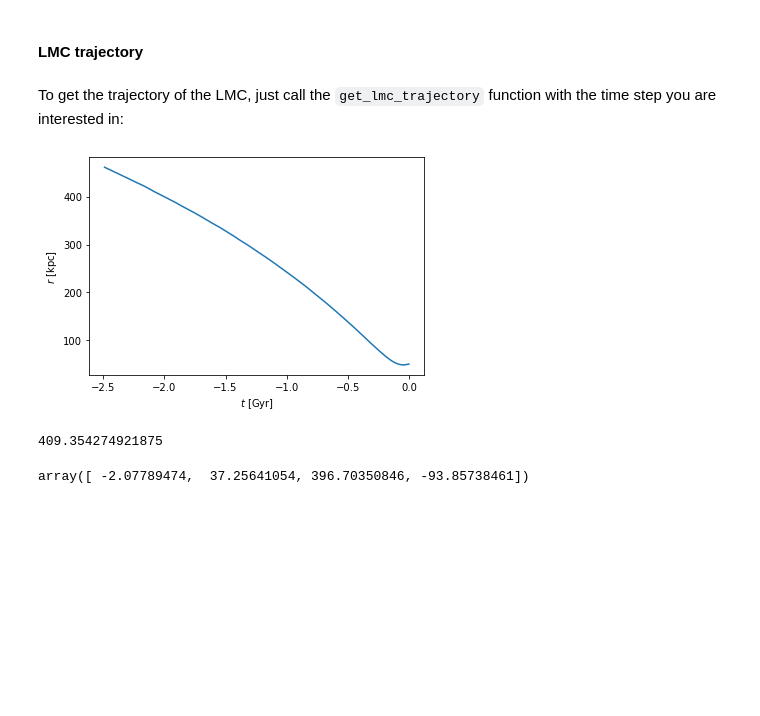
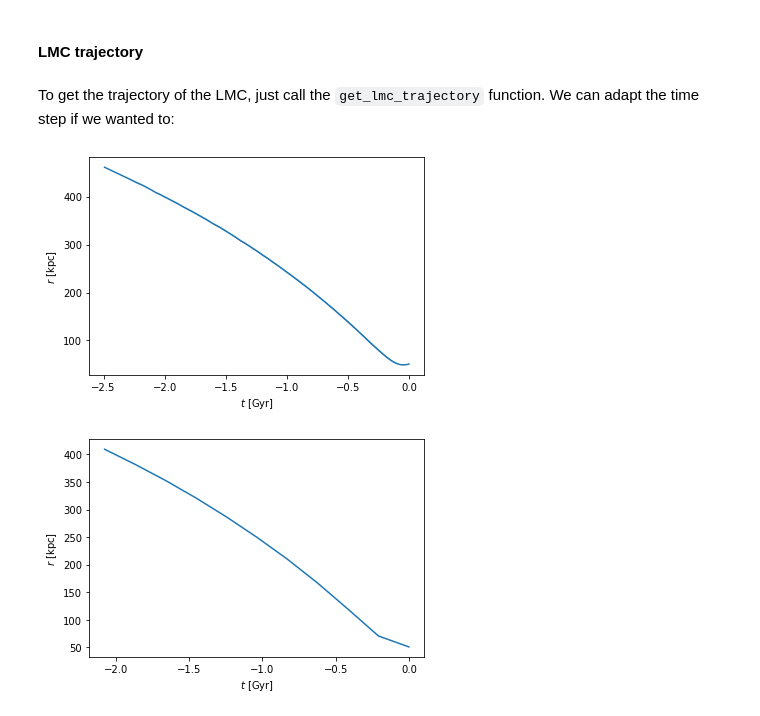
Before and after one commit to michael-petersen/sphexpansion, a Jupyter notebook: tutorial/fields_tutorial.ipynb, the cells around one changed output. Drawn from its saved outputs; the diff is of its cells as text; code cells hidden in the pictures; blank space fills up the shorter version.

```diff
--- a/tutorial/fields_tutorial.ipynb
+++ b/tutorial/fields_tutorial.ipynb
@@ -322,23 +326,21 @@ plt.show()
 # %% [markdown]
 #### LMC trajectory
 # %% [markdown]
-To get the trajectory of the LMC, just call the `get_lmc_trajectory` function
-with the time step you are interested in:
+To get the trajectory of the LMC, just call the `get_lmc_trajectory` function.
+We can adapt the time step if we wanted to:
 # %%
-torb, lmcx, lmcy, lmcz = Model.get_lmc_trajectory(0.001).T
+torb, lmcx, lmcy, lmcz = Model.get_lmc_trajectory().T
 r = (lmcx**2 + lmcy**2 + lmcz**2)**(0.5)
+
+fig, ax = mwlmc_plot.plot_orbit_time(torb, r)
+plt.show()
+
+# As an example, a time step of 0.1 Gyr is too large:
+torb, lmcx, lmcy, lmcz = Model.get_lmc_trajectory(dt = 0.1).T
+r = (lmcx**2 + lmcy**2 + lmcz**2)**(0.5)
+
+fig, ax = mwlmc_plot.plot_orbit_time(torb, r)
+plt.show()
+# %% [output]
+[figure, added]
+[figure, added]
-# %%
-fig, ax = mwlmc_plot.plot_orbit_time(torb, r)
-plt.show()
-# %% [output]
-[figure, removed]
-# %%
-torb, lmcx, lmcy, lmcz = Model.get_lmc_trajectory(0.1)[-1]
-r = (lmcx**2 + lmcy**2 + lmcz**2)**(0.5)
-print(r)
-# %% [output]
-409.354274921875
-# %%
-Model.get_lmc_trajectory(0.1)[-1]
-# %% [output]
-array([ -2.07789474,  37.25641054, 396.70350846, -93.85738461])
```
Also changed, not shown: parts of 3 cells of this notebook, 1 other file.
